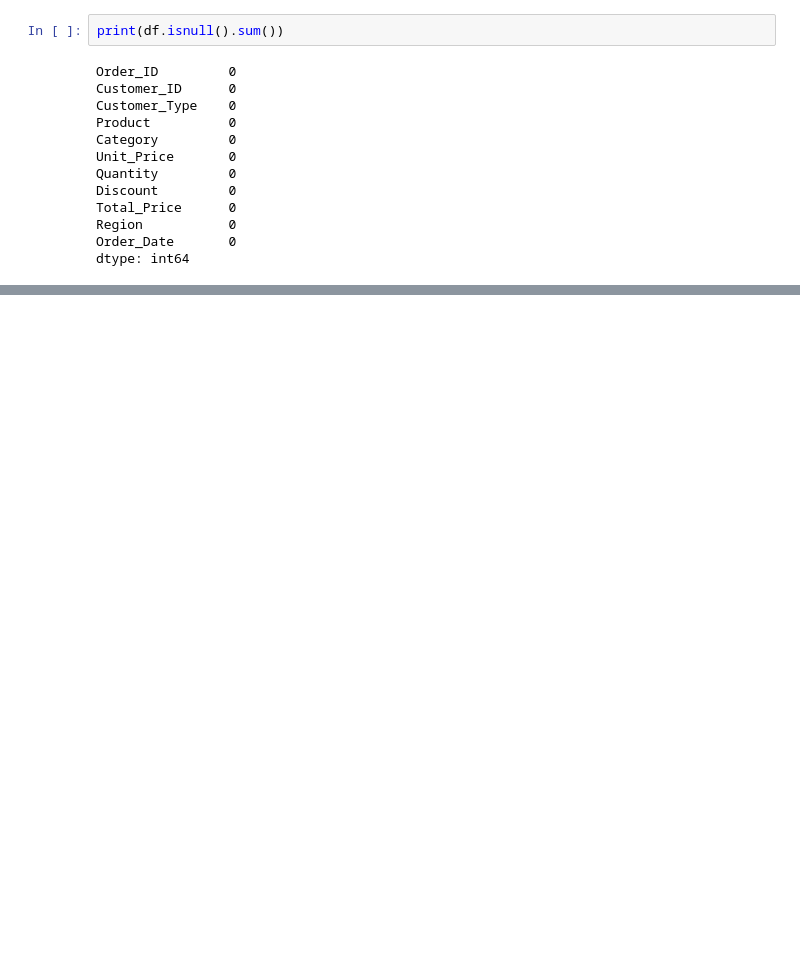
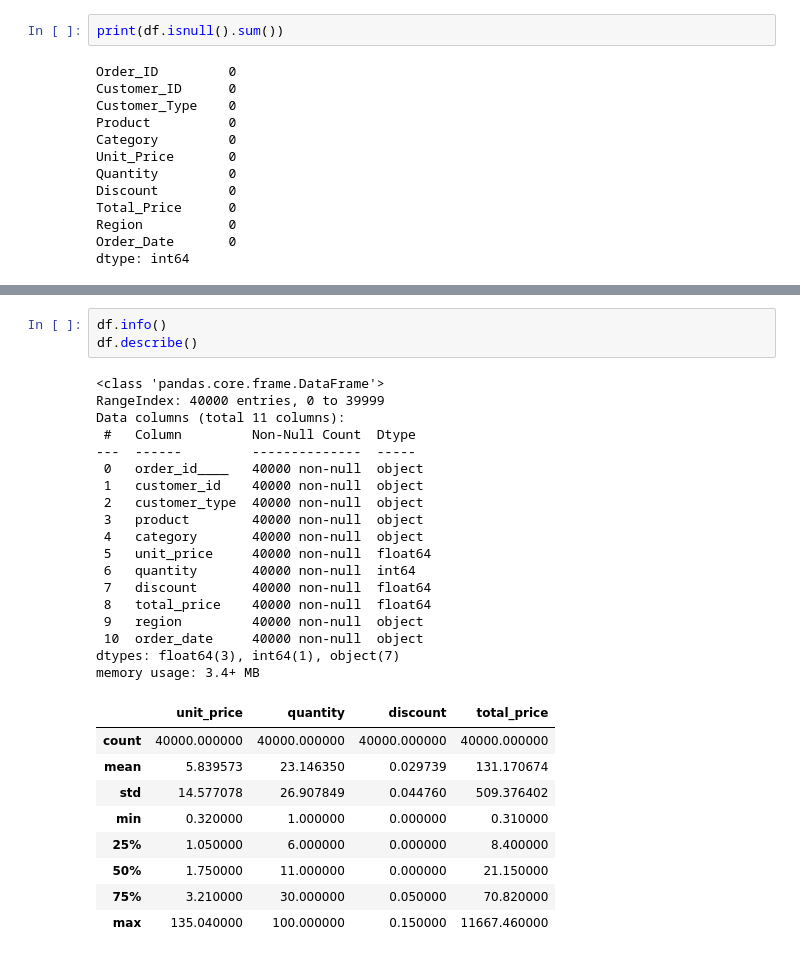
Before and after one commit to Tejas5158/Beverage_sales_analysis_Dashboard, a Jupyter notebook: Beverage_Sales_Analysis.ipynb, the cells around one changed output, grey strips where cells are left out. Cells and saved outputs as stored; diff of their text form; blank space fills up the shorter version.

```diff
--- a/Beverage_Sales_Analysis.ipynb
+++ b/Beverage_Sales_Analysis.ipynb
@@ -54,0 +114,31 @@ print(df == df.rename(columns={'purchase_amount_(usd)':'purchase_amount'}))
+# %%
+df.info()
+df.describe()
+# %% [output]
+<class 'pandas.core.frame.DataFrame'>
+RangeIndex: 40000 entries, 0 to 39999
+Data columns (total 11 columns):
+ #   Column         Non-Null Count  Dtype
+---  ------         --------------  -----
+ 0   order_id____   40000 non-null  object
+ 1   customer_id    40000 non-null  object
+ 2   customer_type  40000 non-null  object
+ 3   product        40000 non-null  object
+ 4   category       40000 non-null  object
+ 5   unit_price     40000 non-null  float64
+ 6   quantity       40000 non-null  int64
+ 7   discount       40000 non-null  float64
+ 8   total_price    40000 non-null  float64
+ 9   region         40000 non-null  object
+ 10  order_date     40000 non-null  object
+dtypes: float64(3), int64(1), object(7)
+memory usage: 3.4+ MB
+|  | unit_price | quantity | discount | total_price |
+| count | 40000.000000 | 40000.000000 | 40000.000000 | 40000.000000 |
+| mean | 5.839573 | 23.146350 | 0.029739 | 131.170674 |
+| std | 14.577078 | 26.907849 | 0.044760 | 509.376402 |
+| min | 0.320000 | 1.000000 | 0.000000 | 0.310000 |
+| 25% | 1.050000 | 6.000000 | 0.000000 | 8.400000 |
+| 50% | 1.750000 | 11.000000 | 0.000000 | 21.150000 |
+| 75% | 3.210000 | 30.000000 | 0.050000 | 70.820000 |
+| max | 135.040000 | 100.000000 | 0.150000 | 11667.460000 |
```
Also changed, not shown: parts of 20 cells of this notebook, 2 other files.
